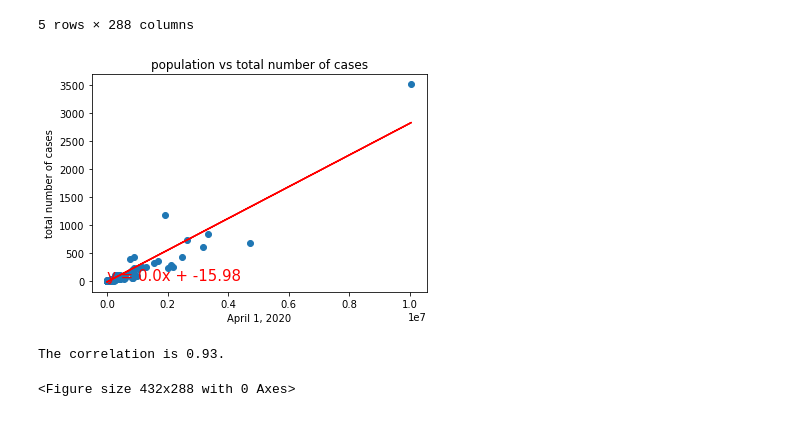
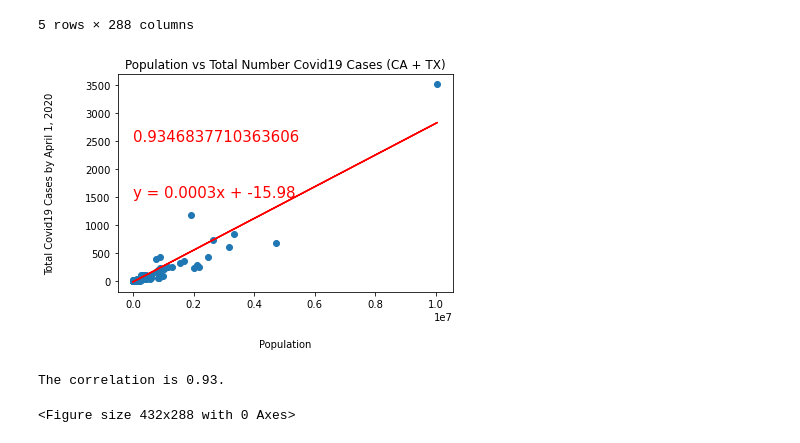
Before and after one commit to shadiaduery/bootcamp-group_project-1, a Jupyter notebook: Linear_Regression.ipynb, the cells around one changed output. Drawn from its saved outputs; the diff is of its cells as text; code cells hidden in the pictures.

```diff
--- a/Linear_Regression.ipynb
+++ b/Linear_Regression.ipynb
@@ -28,21 +28,23 @@ covid_clean_CA_TX_df.head()
 # %%
 x_values = covid_clean_CA_TX_df['population']
 y_values = covid_clean_CA_TX_df['4/1/2020']
 (slope, intercept, rvalue, pvalue, stderr) = linregress(x_values, y_values)
 regress_values = x_values * slope + intercept
-line_eq = "y = " + str(round(slope,2)) + "x + " + str(round(intercept,2))
+line_eq = "y = " + str(round(slope,4)) + "x + " + str(round(intercept,2))
 plt.scatter(x_values, y_values)
 plt.plot(x_values,regress_values,"r-")
-plt.annotate(line_eq,(6,10),fontsize=15,color="red")
-plt.title("population vs total number of cases")
-plt.xlabel('April 1, 2020')
-plt.ylabel('total number of cases')
+plt.annotate(line_eq,(0.8,1500),fontsize=15,color="red")
+plt.annotate(rvalue,(0.8,2500),fontsize=15,color="red")
+plt.title("Population vs Total Number Covid19 Cases (CA + TX)")
+plt.xlabel('Population', labelpad=30)
+plt.ylabel('Total Covid19 Cases by April 1, 2020', labelpad=30)
 plt.show()
 # print(rvalue)
 correlation = st.pearsonr(covid_clean_CA_TX_df["population"], covid_clean_CA_TX_df["4/1/2020"])
+
 print(f"The correlation is {round(correlation[0],2)}.")
 # %% [output]
-[figure, old version]
+[figure, new version]
 The correlation is 0.93.
 # %%
 plt.savefig("Images/LinearRegressionApril.png")
```
Also changed, not shown: parts of 3 cells of this notebook, 1 other file.
